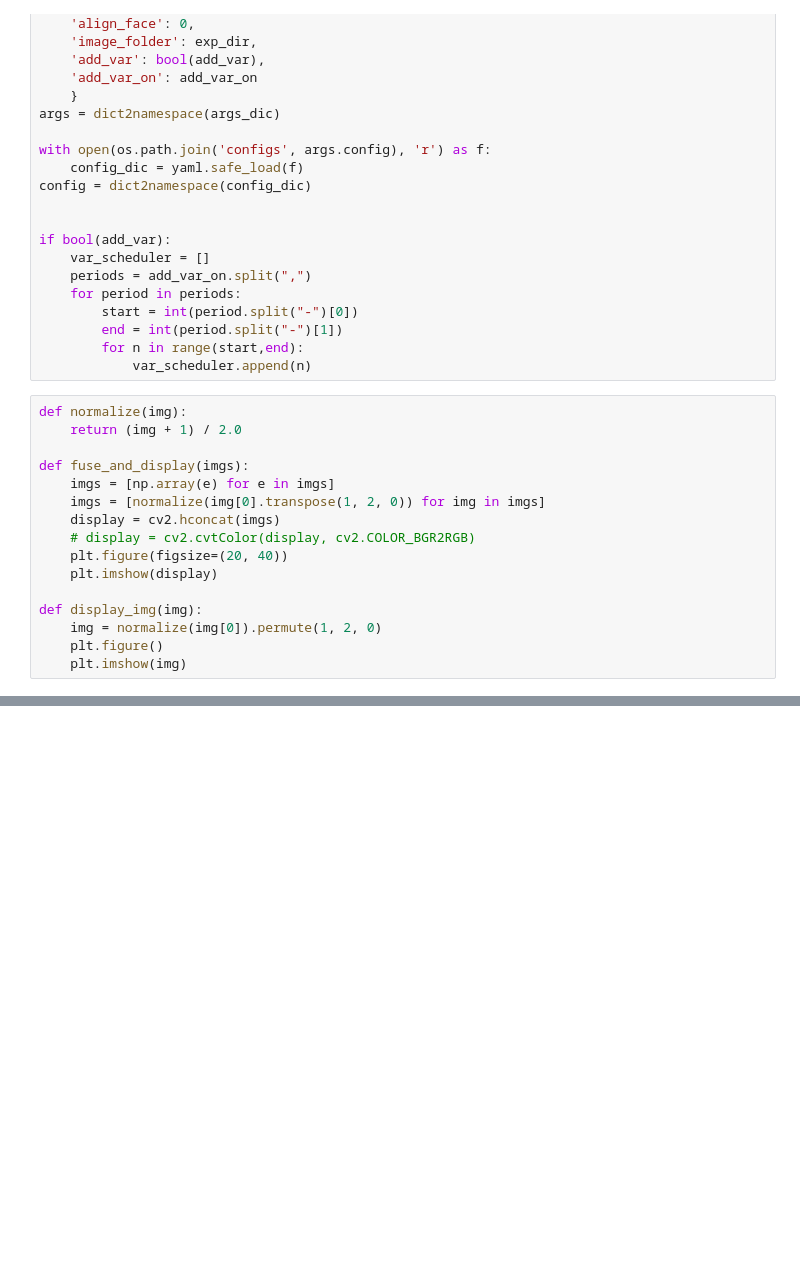
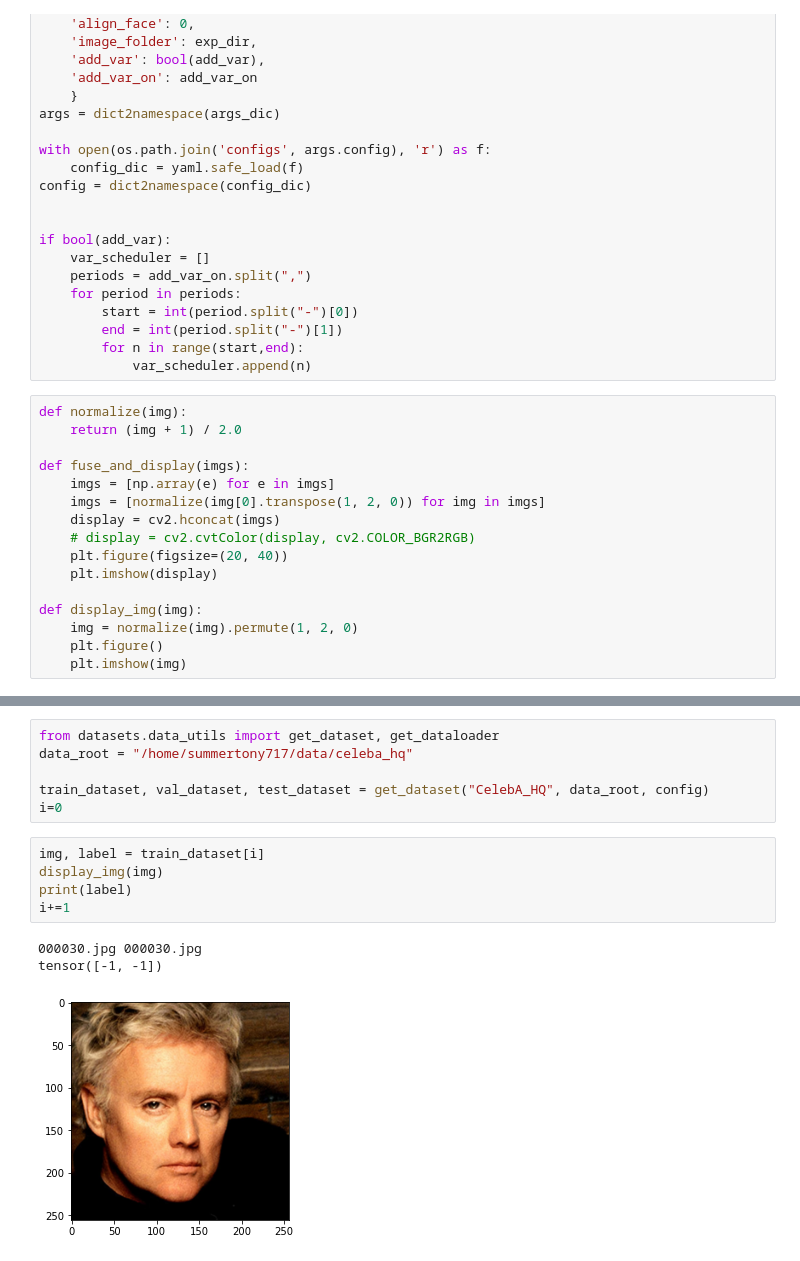
Before and after one commit to Gutianpei/Diffusion-Model-Playgraound, a Jupyter notebook: test.ipynb, the cells around one changed output, grey strips where cells are left out. Drawn from its saved outputs; the diff is of its cells as text; blank space fills up the shorter version.

Commit message:
more utils

```diff
--- a/test.ipynb
+++ b/test.ipynb
@@ -86,7 +86,7 @@ def fuse_and_display(imgs):
     plt.imshow(display)
 
 def display_img(img):
-    img = normalize(img[0]).permute(1, 2, 0)
+    img = normalize(img).permute(1, 2, 0)
     plt.figure()
     plt.imshow(img)
 # %%
@@ -153,0 +153,15 @@ Clipping input data to the valid range for imshow with RGB data ([0..1] for floa
+# %%
+from datasets.data_utils import get_dataset, get_dataloader
+data_root = "/home/summertony717/data/celeba_hq"
+
+train_dataset, val_dataset, test_dataset = get_dataset("CelebA_HQ", data_root, config)
+i=0
+# %%
+img, label = train_dataset[i]
+display_img(img)
+print(label)
+i+=1
+# %% [output]
+000030.jpg 000030.jpg
+tensor([-1, -1])
+[figure, added]
```
Also changed, not shown: parts of 4 cells of this notebook, 6 other files.
